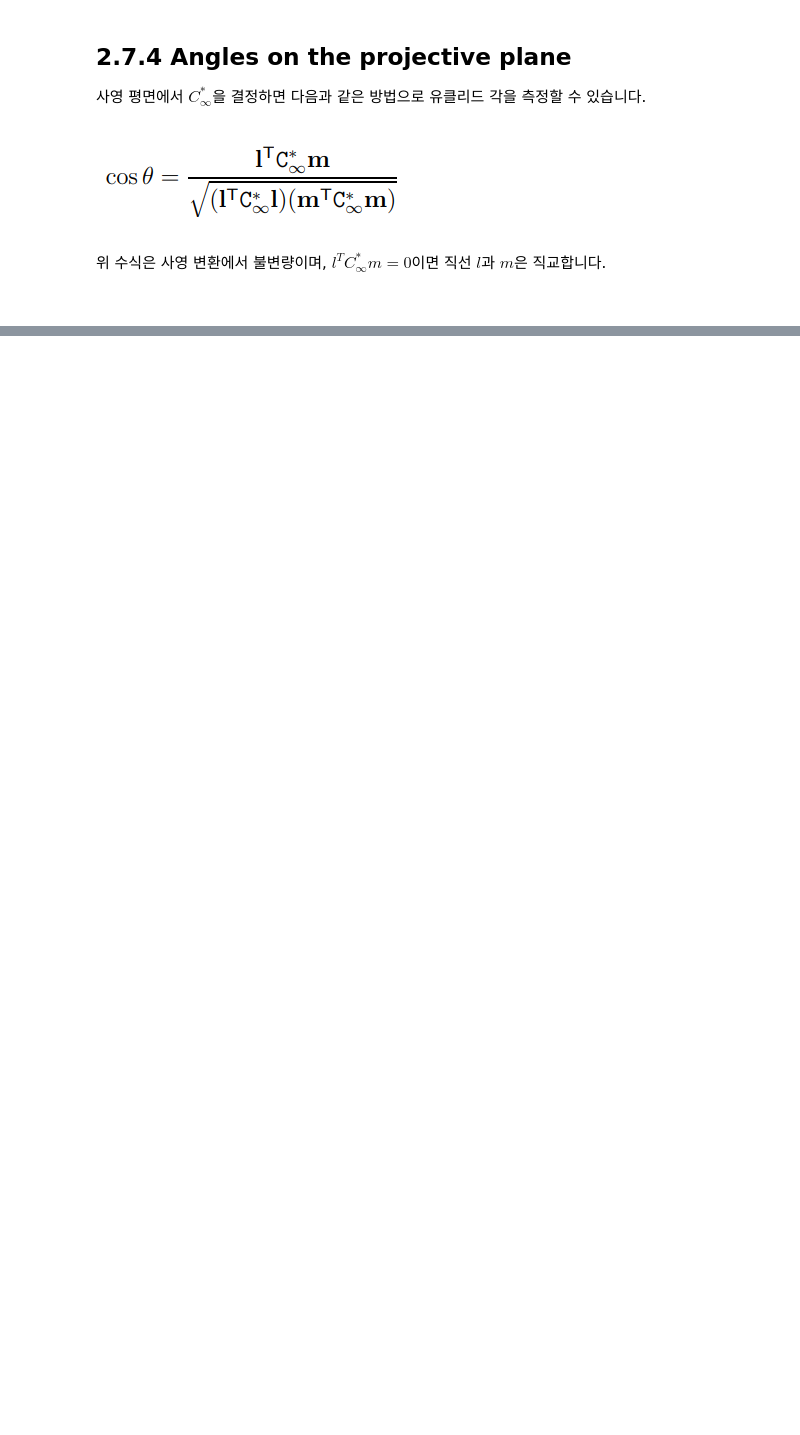
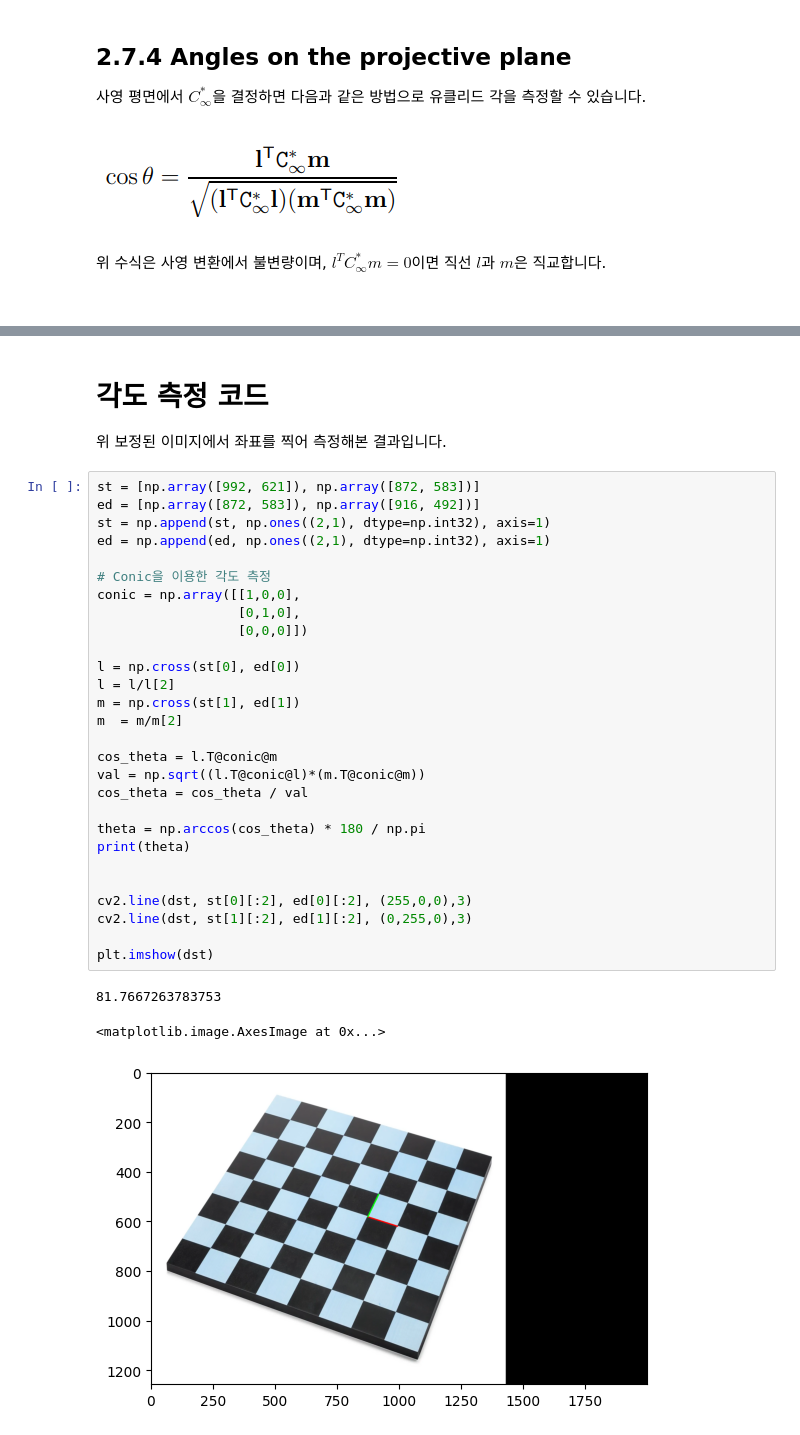
Before and after one commit to Pseudo-Lab/MVG-Tutorial, a Jupyter notebook: book/docs/ch02/Chapter 2.7 Recovery of affine and metric properties from images.ipynb, the cells around one changed output, grey strips where cells are left out. Cells and saved outputs as stored; diff of their text form; blank space fills up the shorter version.

```diff
--- a/book/docs/ch02/Chapter 2.7 Recovery of affine and metric properties from images.ipynb
+++ b/book/docs/ch02/Chapter 2.7 Recovery of affine and metric properties from images.ipynb
@@ -133,0 +232,36 @@ $C^*_\infty$ 를 식별하여 원본 이미지에서 아핀 왜곡과 사영 왜
+# %% [markdown]
+# 각도 측정 코드
+
+위 보정된 이미지에서 좌표를 찍어 측정해본 결과입니다.
+# %%
+st = [np.array([992, 621]), np.array([872, 583])]
+ed = [np.array([872, 583]), np.array([916, 492])]
+st = np.append(st, np.ones((2,1), dtype=np.int32), axis=1)
+ed = np.append(ed, np.ones((2,1), dtype=np.int32), axis=1)
+
+# Conic을 이용한 각도 측정
+conic = np.array([[1,0,0],
+                  [0,1,0],
+                  [0,0,0]])
+
+l = np.cross(st[0], ed[0])
+l = l/l[2]
+m = np.cross(st[1], ed[1])
+m  = m/m[2]
+
+cos_theta = l.T@conic@m
+val = np.sqrt((l.T@conic@l)*(m.T@conic@m))
+cos_theta = cos_theta / val
+
+theta = np.arccos(cos_theta) * 180 / np.pi
+print(theta)
+
+
+cv2.line(dst, st[0][:2], ed[0][:2], (255,0,0),3)
+cv2.line(dst, st[1][:2], ed[1][:2], (0,255,0),3)
+
+plt.imshow(dst)
+# %% [output]
+81.7667263783753
+<matplotlib.image.AxesImage at 0x...>
+[figure, added]
```
Also changed, not shown: parts of 11 cells of this notebook, 2 other files.
